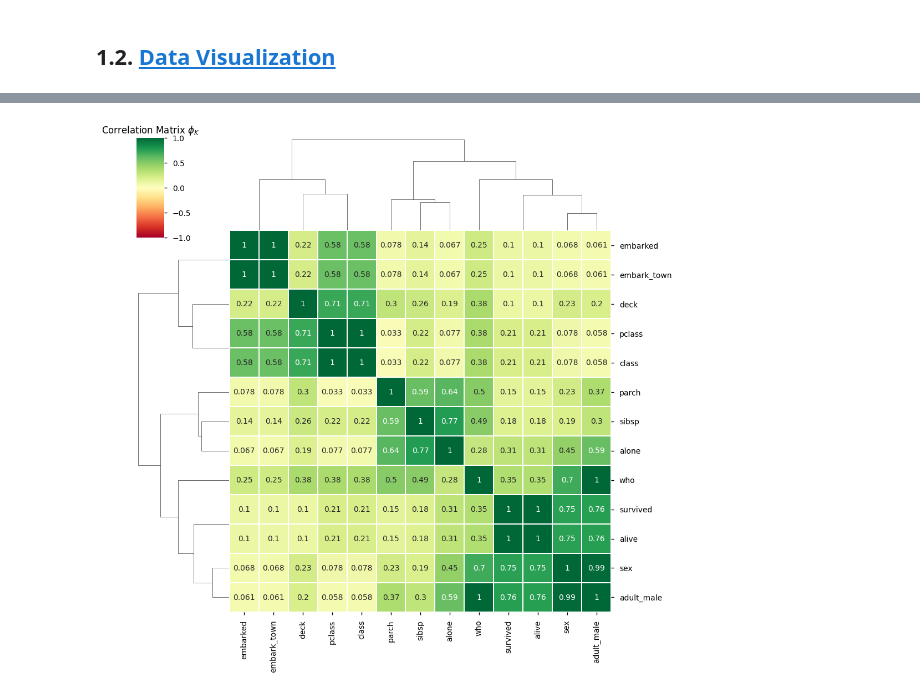
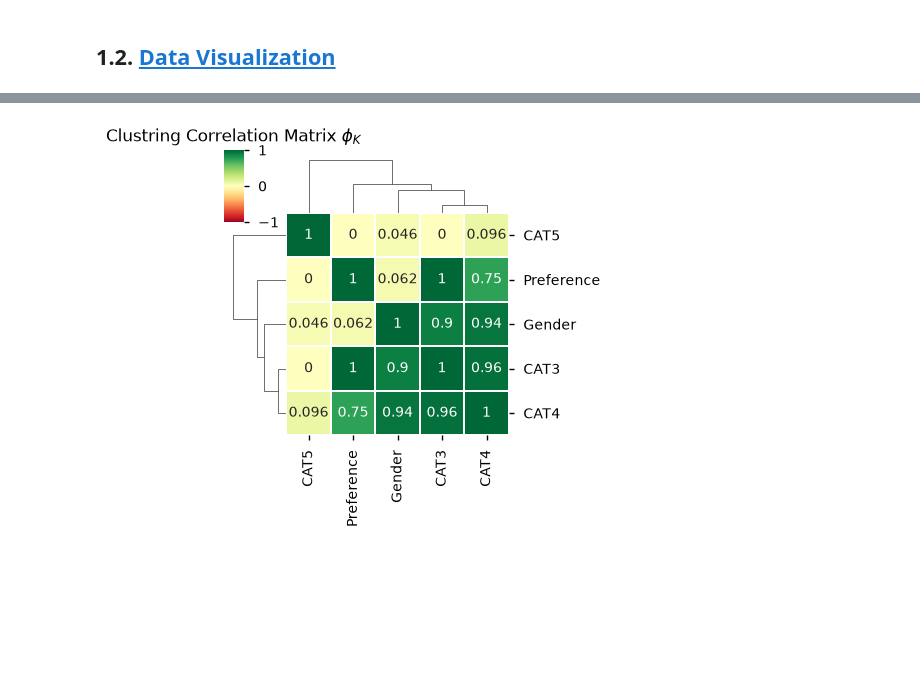
Before and after one commit to rammah83/Statistical_tasks, a Jupyter notebook: Association.ipynb, the cells around one changed output, grey strips where cells are left out. Cells and saved outputs as stored; diff of their text form; code cells hidden in the pictures; blank space fills up the shorter version.

Commit message:
Feat: add corr_association

```diff
--- a/Association.ipynb
+++ b/Association.ipynb
@@ -30,13 +31,13 @@ plt.style.use('seaborn-v0_8-notebook')
 # %%
 import openpyxl as xl
 
-sheet_names= xl.load_workbook("data/data_num.xlsx").sheetnames
+sheet_names= xl.load_workbook("data/data_cat.xlsx").sheetnames
 
-def load_data(file_path="data/data_num.xlsx", sheet=sheet_names[0]):
+def load_data(file_path="data/data_cat.xlsx", sheet=sheet_names[0]):
     return pd.read_excel(file_path, sheet_name=sheet)
 df_widgets = widgets.interactive(
     load_data,
-    sheet=widgets.Dropdown(options=sheet_names, value=sheet_names[0])
+    sheet=widgets.Dropdown(options=sheet_names, value=sheet_names[-1])
     )
 df_widgets
 # %% [output]
@@ -44,4 +45,4 @@ interactive(children=(Text(value='data/data_num.xlsx', description='file_path'),
 # %%
-df = pd.read_excel("data/data.xlsx")
+df = df_widgets.result
 df.head()
 # %% [output]
@@ -54,3 +54,0 @@ df.head()
-# %%
-df = sns.load_dataset('titanic').drop(columns=['age', 'fare']).astype('category')
-df.head()
@@ -121,15 +122,11 @@ associations_result.sort_values(by='cramer', ascending=False).dropna(subset='pva
 import phik
 from phik import resources, report
 
-# open fake car insurance data
-
-
-# Pearson's correlation matrix between numeric variables (pandas functionality)
-
 # get the phi_k correlation matrix between all variables
 corr_matrix = df.phik_matrix()
+fig_size = int(df.shape[1]/1.2)
 upper_mask = np.triu(np.ones_like(corr_matrix, dtype=bool), k=0)
-plt.figure(figsize=[int(df.shape[1]/1.5),int(df.shape[1]/1.5)])
+plt.figure(figsize=[fig_size, fig_size])
 sns.heatmap(corr_matrix,
 			mask=upper_mask,
 			linewidths=0.1,
@@ -142,12 +139,18 @@ plt.title(r'Correlation Matrix $\phi_K$');
 # %%
-sns.clustermap(corr_matrix,
-			linewidths=0.1,
-			square=True,
-			cbar_kws={'shrink':0.8},
-			annot=True, vmax=1, vmin=-1, cmap='RdYlGn')
-plt.title(r'Correlation Matrix $\phi_K$');
+sns.clustermap(
+    corr_matrix,
+    linewidths=0.1,
+    square=True,
+    cbar_kws={"shrink": 0.8},
+    figsize=(fig_size, fig_size),
+    annot=True,
+    vmax=1,
+    vmin=-1,
+    cmap="RdYlGn",
+)
+plt.title(r"Clustring Correlation Matrix $\phi_K$");
 # %% [output]
-[figure, old version]
+[figure, new version]
 # %%
 
 # get global correlations based on phi_k correlation matrix
```
Also changed, not shown: parts of 10 cells of this notebook, 5 other files.
